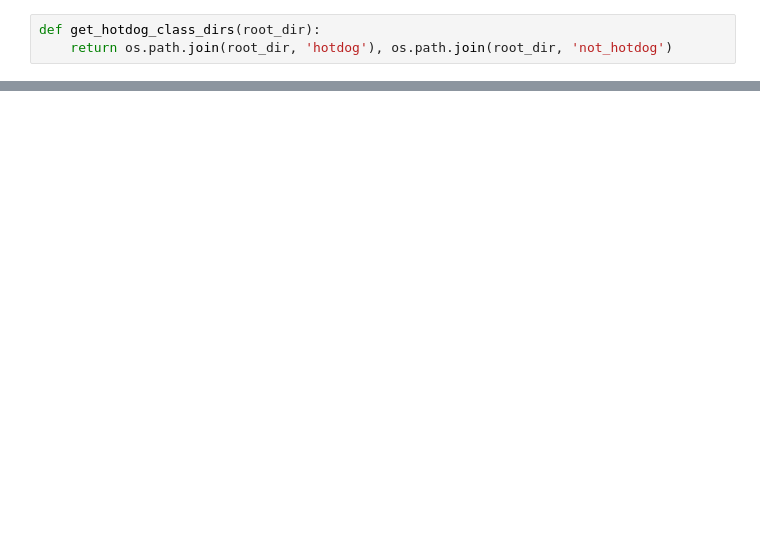
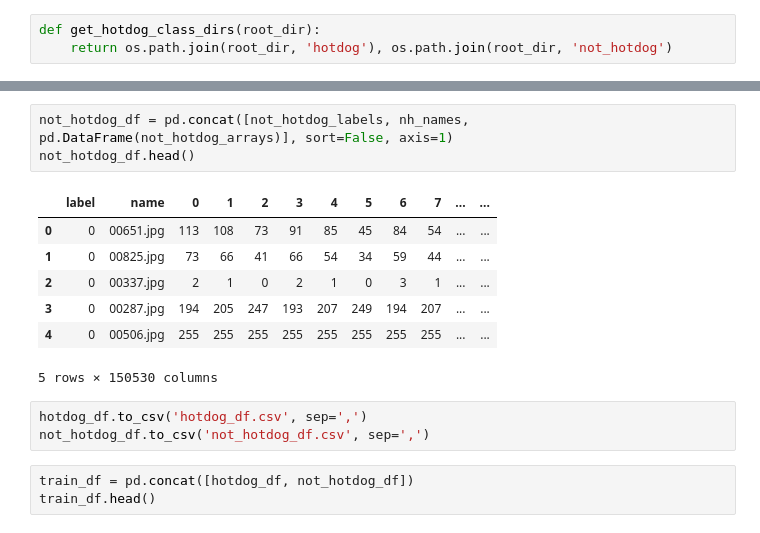
Before and after one commit to andrey-golubev/python-sandbox, a Jupyter notebook: deep_learning/hotdog_classification.ipynb, the cells around one changed output, grey strips where cells are left out. Saved outputs shown, nothing was run; the diff lists cells and outputs as text; blank space fills up the shorter version.

```diff
--- a/deep_learning/hotdog_classification.ipynb
+++ b/deep_learning/hotdog_classification.ipynb
@@ -205,0 +77,17 @@ train_hotdogs_pd.head()
+# %%
+not_hotdog_df = pd.concat([not_hotdog_labels, nh_names, pd.DataFrame(not_hotdog_arrays)], sort=False, axis=1)
+not_hotdog_df.head()
+# %% [output]
+|  | label | name | 0 | 1 | 2 | 3 | 4 | 5 | 6 | 7 | ... | ... |
+| 0 | 0 | 00651.jpg | 113 | 108 | 73 | 91 | 85 | 45 | 84 | 54 | ... | ... |
+| 1 | 0 | 00825.jpg | 73 | 66 | 41 | 66 | 54 | 34 | 59 | 44 | ... | ... |
+| 2 | 0 | 00337.jpg | 2 | 1 | 0 | 2 | 1 | 0 | 3 | 1 | ... | ... |
+| 3 | 0 | 00287.jpg | 194 | 205 | 247 | 193 | 207 | 249 | 194 | 207 | ... | ... |
+| 4 | 0 | 00506.jpg | 255 | 255 | 255 | 255 | 255 | 255 | 255 | 255 | ... | ... |
+5 rows × 150530 columns
+# %%
+hotdog_df.to_csv('hotdog_df.csv', sep=',')
+not_hotdog_df.to_csv('not_hotdog_df.csv', sep=',')
+# %%
+train_df = pd.concat([hotdog_df, not_hotdog_df])
+train_df.head()
```
Also changed, not shown: parts of 30 cells of this notebook, 3 other files.
